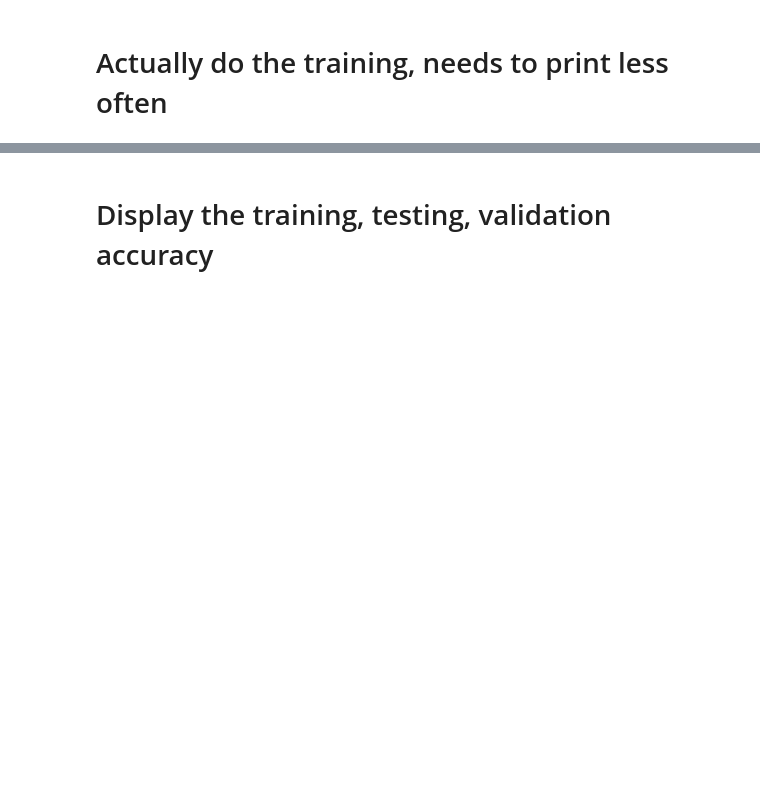
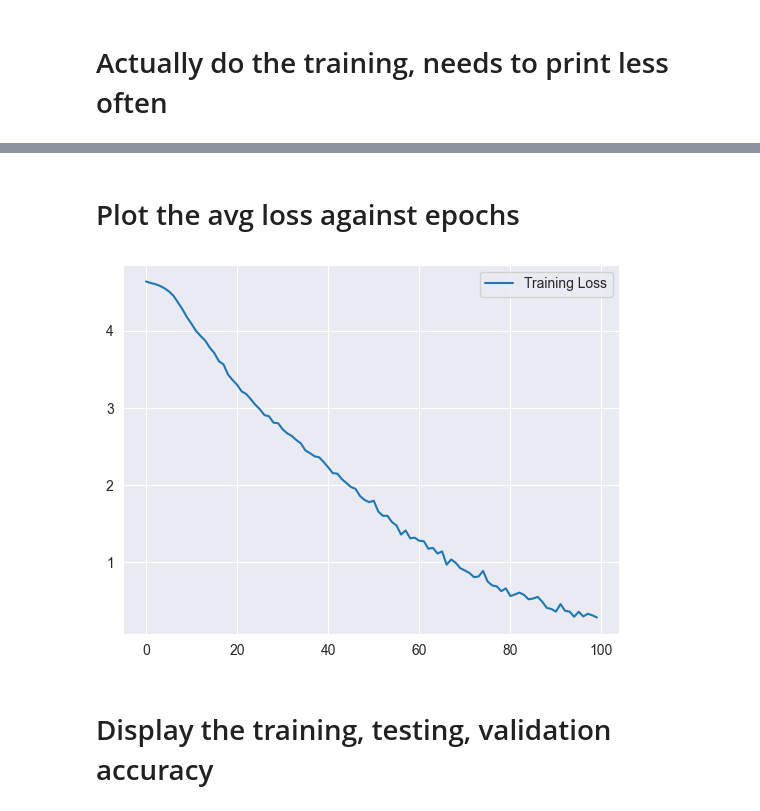
Before and after one commit to james-k0/flowers102, a Jupyter notebook: Classifier.ipynb, the cells around one changed output, grey strips where cells are left out. Saved outputs shown, nothing was run; the diff lists cells and outputs as text; code cells hidden in the pictures; blank space fills up the shorter version.

Commit message:
Plot avg training loss against epochs
+code from title
+changed hyper params resulting in low avg GPU utilisation + massive overfitting
+ return to v2 transforms

```diff
--- a/Classifier.ipynb
+++ b/Classifier.ipynb
@@ -99,6 +98,7 @@ optimizer = torch.optim.SGD(model.parameters(), lr=learning_rate)
 # %% [markdown]
 # Actually do the training, needs to print less often
 # %%
+training_epoch_losses = []
 def train():
     for epoch in range(num_epochs):
         running_loss = 0.0
@@ -106,6 +106,8 @@ def train():
         for i, (images,labels) in enumerate(train_dataloader):
             images = images.to(device, non_blocking=True)
             labels = labels.to(device, non_blocking=True)
+            # images = images.to(device)
+            # labels = labels.to(device)
             outputs = model(images)
             optimizer.zero_grad()
             loss = cost(outputs, labels)
@@ -114,8 +116,7 @@ def train():
 
             running_loss += loss.item()
             batches +=1
+        training_epoch_losses.append(running_loss/batches)
         print(f'Epoch: {epoch+1}, Avg Loss: {running_loss/batches:4f}, Num Batches: {batches}')
 train()
-# next steps: the running loss is a bit jank since batches is always 16 it will print the same batch, should be shuffled though but doesnt look like it ?
-# maybe im confusing shuffles with individual weights
 # %% [output]
@@ -139,3 +140,12 @@ Epoch: 50, Avg Loss: 3.592186, Num Batches: 16
+# %% [markdown]
+# Plot the avg loss against epochs
+# %%
+plt.plot(training_epoch_losses, label='Training Loss')
+# plt.plot(validation_epoch_losses,label='Validation Loss')
+plt.legend()
+plt.show()
+# %% [output]
+[figure, added]
 # %% [markdown]
 # Display the training, testing, validation accuracy
 # %%
```
Also changed, not shown: parts of 6 cells of this notebook, 1 other file.
